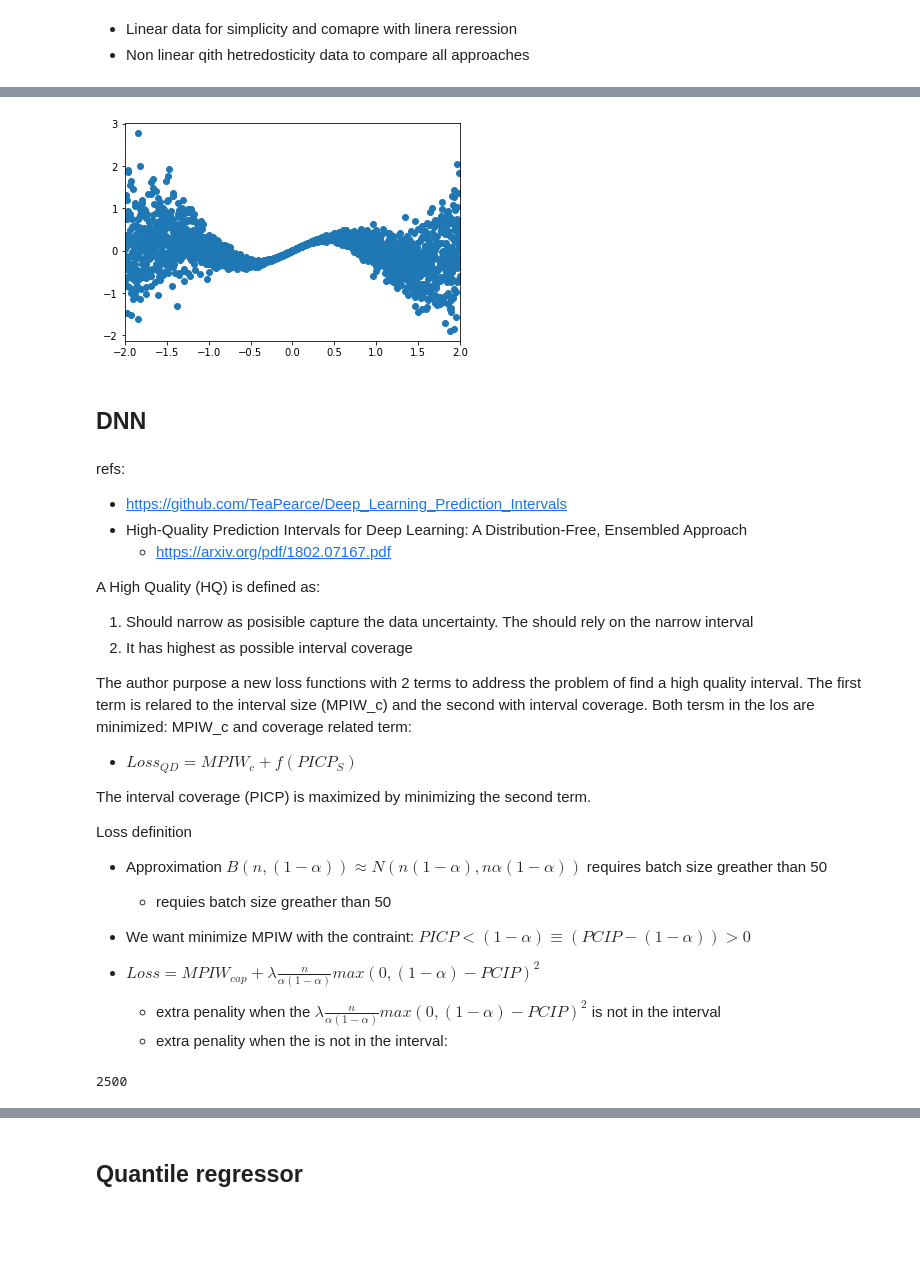
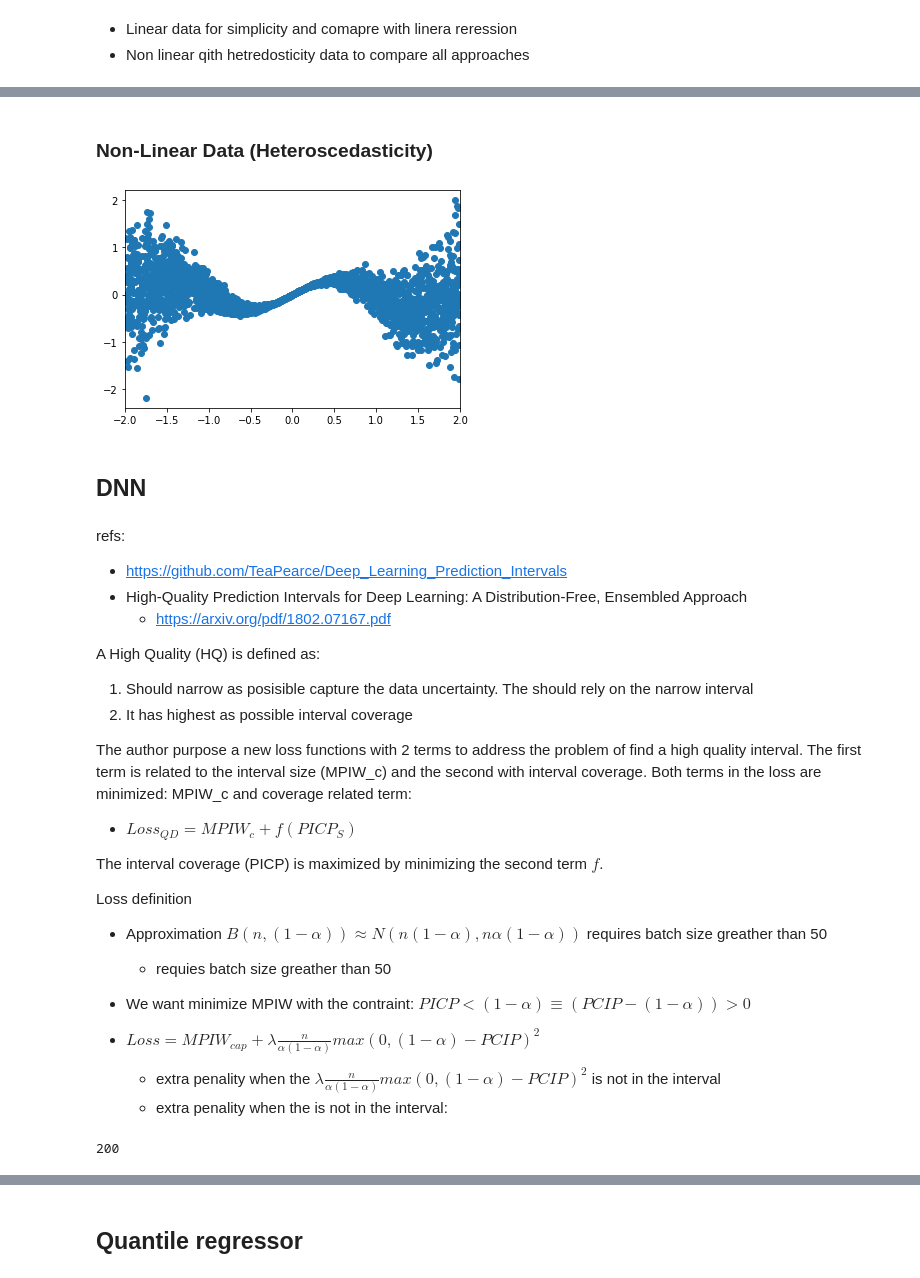
Before and after one commit to leandroohf/machine_learning_algorithms, a Jupyter notebook: dev/intro_to_prediction_interval.ipynb, the cells around one changed output, grey strips where cells are left out. Saved outputs shown, nothing was run; the diff lists cells and outputs as text; code cells hidden in the pictures; blank space fills up the shorter version.

Commit message:
nb: Better hyperparameters notes
* Linear  and non-linear data

```diff
--- a/dev/intro_to_prediction_interval.ipynb
+++ b/dev/intro_to_prediction_interval.ipynb
@@ -170,29 +160,39 @@ plt.legend();
+# %% [markdown]
+### Non-Linear Data (Heteroscedasticity)
 # %%
+def make_non_linear_data(n_samples):
+
+    X = np.random.uniform(low=-2.,high=2.,size=(n_samples,1))
+    y = 1.5*np.sin(np.pi*X[:,0]) + np.random.normal(loc=0.,scale=1.*np.power(X[:,0],2))
+
+    # normalization
+    y = y.reshape([-1,1])/5.
+
+    X_train = X.reshape(-1)
+    y_train = y.reshape(-1)
+
+    yy_train = np.stack((y_train,y_train),axis=1) # make this 2d so will be accepted
+
+    return X_train, y_train, yy_train
+
 # create some data
 n_samples = 2500
-X = np.random.uniform(low=-2.,high=2.,size=(n_samples,1))
-y = 1.5*np.sin(np.pi*X[:,0]) + np.random.normal(loc=0.,scale=1.*np.power(X[:,0],2))
 
-# normalization
-y = y.reshape([-1,1])/5.
+X_train, y_train, yy_train = make_non_linear_data(n_samples)
 
-X_train = X.reshape(-1)
-y_train = y.reshape(-1)
-
-yy_train = np.stack((y_train,y_train),axis=1) # make this 2d so will be accepted
 x_grid = np.linspace(-2,2,100) # for evaluation plots
 
 y_train.shape
 yy_train.shape
 
 # TODO: Add f(x) +/- 2 sigma
 #   f(x) = 1.5*np.sin(np.pi*X[:,0])
 #   sigma => see scale in the code np.random.normal(loc=0.,scale=1.*np.power(X[:,0],2))
 plt.scatter(X_train,y_train);
 plt.xlim(-2,2);
 plt.show();
 # %% [output]
-[figure, old version]
+[figure, new version]
 # %% [markdown]
 ## DNN
 # %% [markdown]
@@ -206,10 +206,10 @@ A High Quality (HQ) is defined as:
 1. Should narrow as posisible capture the data uncertainty. The  should rely on the narrow interval
 1. It has highest as possible interval coverage
 
-The author purpose a new loss functions with 2 terms to address the problem of find a high quality interval. The first term is relared to the interval size (MPIW_c) and the second with interval coverage. Both tersm in the los are minimized: MPIW_c and coverage related term:
+The author purpose a new loss functions with 2 terms to address the problem of find a high quality interval. The first term is related to the interval size (MPIW_c) and the second with interval coverage. Both terms in the loss are minimized: MPIW_c and coverage related term:
 * $Loss_{QD} = MPIW_c + f(PICP_S)$
 
-The interval coverage (PICP) is maximized by minimizing the second term.
+The interval coverage (PICP) is maximized by minimizing the second term $f$.
 
 Loss definition
 
@@ -221,14 +221,22 @@ Loss definition
     * extra penality when the $\lambda \frac{n}{\alpha (1 - \alpha)}max(0, (1-\alpha) - PCIP)^2$ is not in the interval
     * extra penality when the  is not in the interval:
 # %%
+# NOTEs: See this nb: (<== BETTER RESULTS. USE THIS PARAMETERS and DNN INSTEAD)
+# prediction_intervals/archived/2022-07-20/2022-06-24-lhof-Understand_paper_QD_AsFastAsPoss_notebook.ipynb
+
+# NOTES: The algo is to much sensitivity to initial conditions and the hyperparameters
 # hyperparameters
-lambda_ = 0.01 # lambda in loss fn
-alpha_ = 0.30  # capturing (1-alpha)% of samples
-soften_ = 160.
-n_ = n_samples # batch size
+lambda_ = 0.002 # lambda in loss fn
+alpha_ = 0.07  # capturing (1-alpha)% of samples
+soften_ = 200.
+n_ = 200 # batch size
 
 n_
 
+#n_=100, lambda_=0.01, alpha_ = 0.05, soften_ = 160
+
+# TODO: Review this code. Maybe you need loss = factory(lambda_=0.01, alpha_ = 0.05, soften_ = 160)
+# TODO: Refcator and see if you have any change
 # define loss fn
 def qd_objective(y_true, y_pred, n_=100, lambda_=0.01, alpha_ = 0.05, soften_ = 160):
     '''Loss_QD-soft, from algorithm 1'''
@@ -311,6 +319,6 @@ def coverage_term_metric(y_true, y_pred):
 
     return coverage_term
 # %% [output]
-2500
+200
 # %%
 # set up model
```
Also changed, not shown: parts of 34 cells of this notebook.
